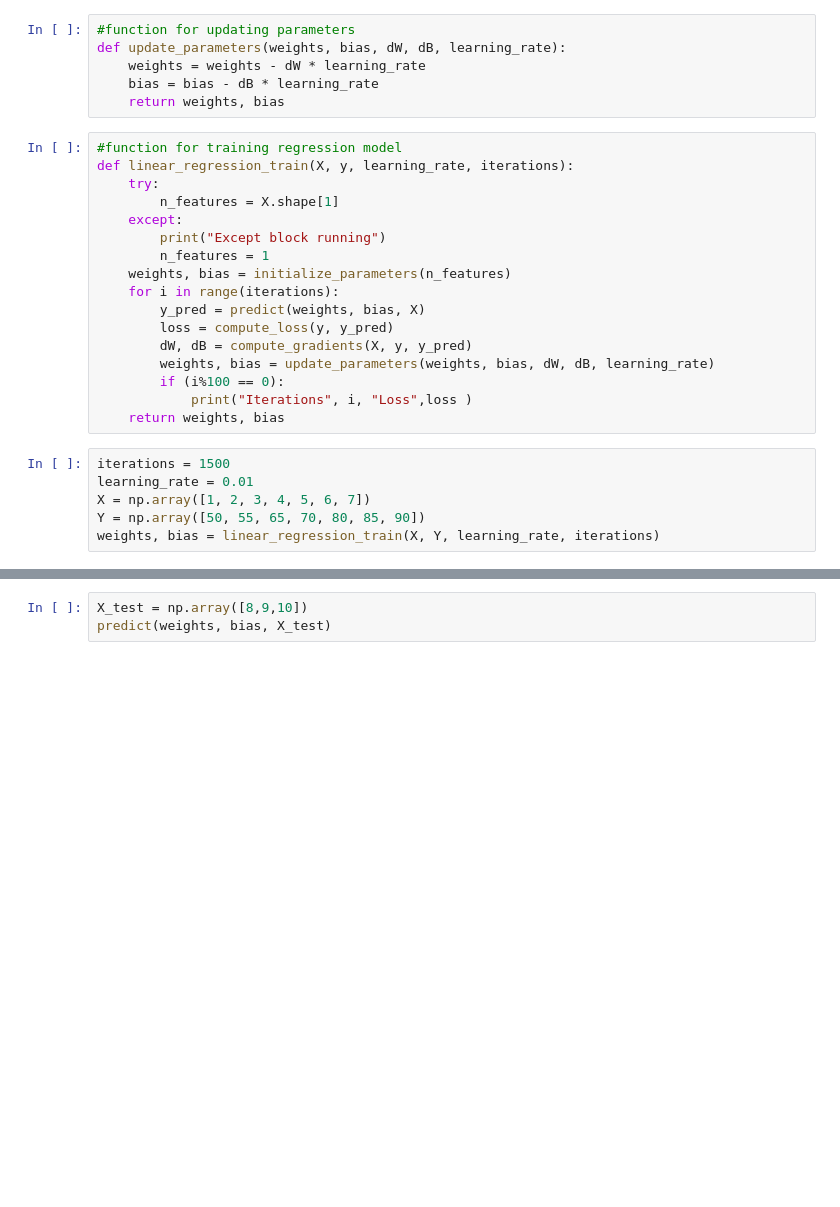
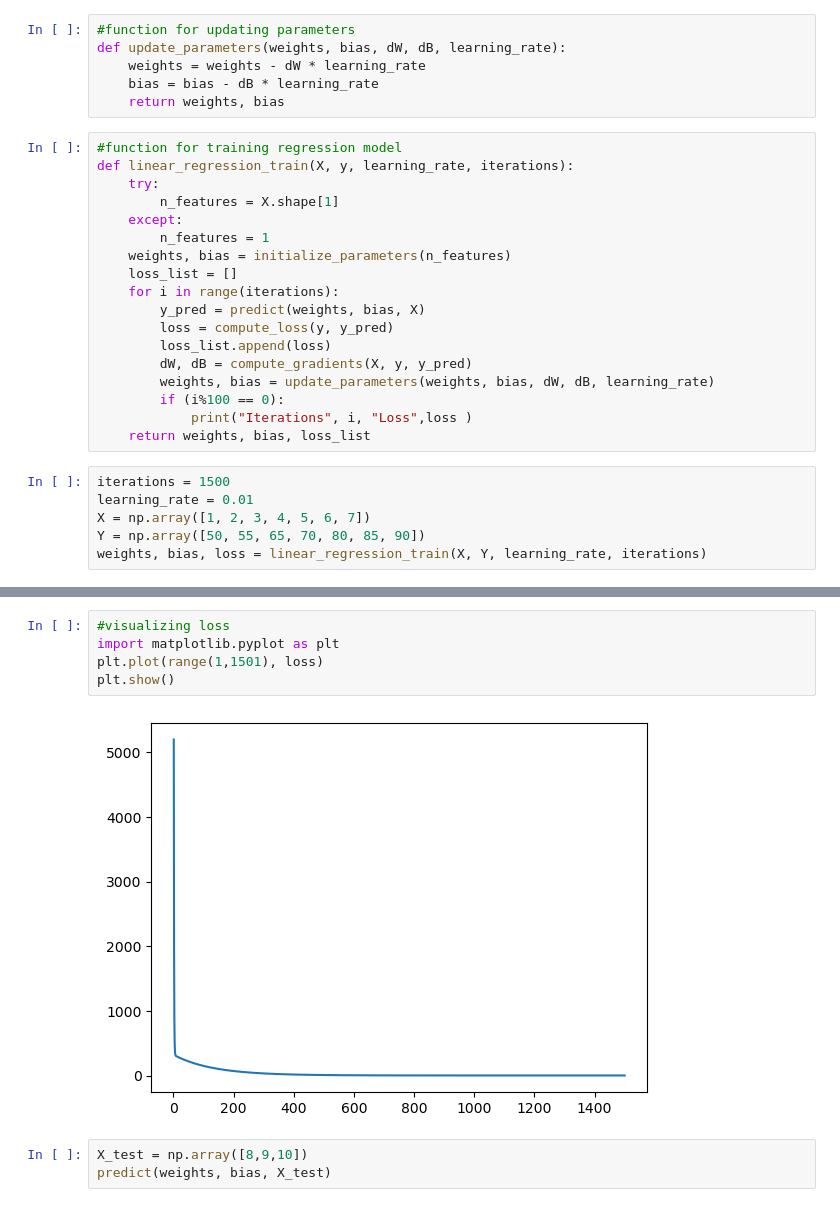
Before and after one commit to adeelmanaf43/Machine-Learning-Algorithms-from-Scracth, a Jupyter notebook: Regression Model from Scratch.ipynb, the cells around one changed output, grey strips where cells are left out. Drawn from its saved outputs; the diff is of its cells as text; blank space fills up the shorter version.

```diff
--- a/Regression Model from Scratch.ipynb
+++ b/Regression Model from Scratch.ipynb
@@ -42,21 +42,22 @@ def linear_regression_train(X, y, learning_rate, iterations):
     try:
         n_features = X.shape[1]
     except:
-        print("Except block running")
         n_features = 1
     weights, bias = initialize_parameters(n_features)
+    loss_list = []
     for i in range(iterations):
         y_pred = predict(weights, bias, X)
         loss = compute_loss(y, y_pred)
+        loss_list.append(loss)
         dW, dB = compute_gradients(X, y, y_pred)
         weights, bias = update_parameters(weights, bias, dW, dB, learning_rate)
         if (i%100 == 0):
             print("Iterations", i, "Loss",loss )
-    return weights, bias
+    return weights, bias, loss_list
 # %%
 iterations = 1500
 learning_rate = 0.01
 X = np.array([1, 2, 3, 4, 5, 6, 7])
 Y = np.array([50, 55, 65, 70, 80, 85, 90])
-weights, bias = linear_regression_train(X, Y, learning_rate, iterations)
+weights, bias, loss = linear_regression_train(X, Y, learning_rate, iterations)
 # %% [output]
@@ -76,6 +76,13 @@ Iterations 1100 Loss 1.97949193557851
 Iterations 1200 Loss 1.9439160493182406
 Iterations 1300 Loss 1.9274509602342444
 Iterations 1400 Loss 1.9198306536996432
+# %%
+#visualizing loss
+import matplotlib.pyplot as plt
+plt.plot(range(1,1501), loss)
+plt.show()
+# %% [output]
+[figure, added]
 # %%
 X_test = np.array([8,9,10])
 predict(weights, bias, X_test)
```
Also changed, not shown: parts of 3 cells of this notebook, 2 other files.
